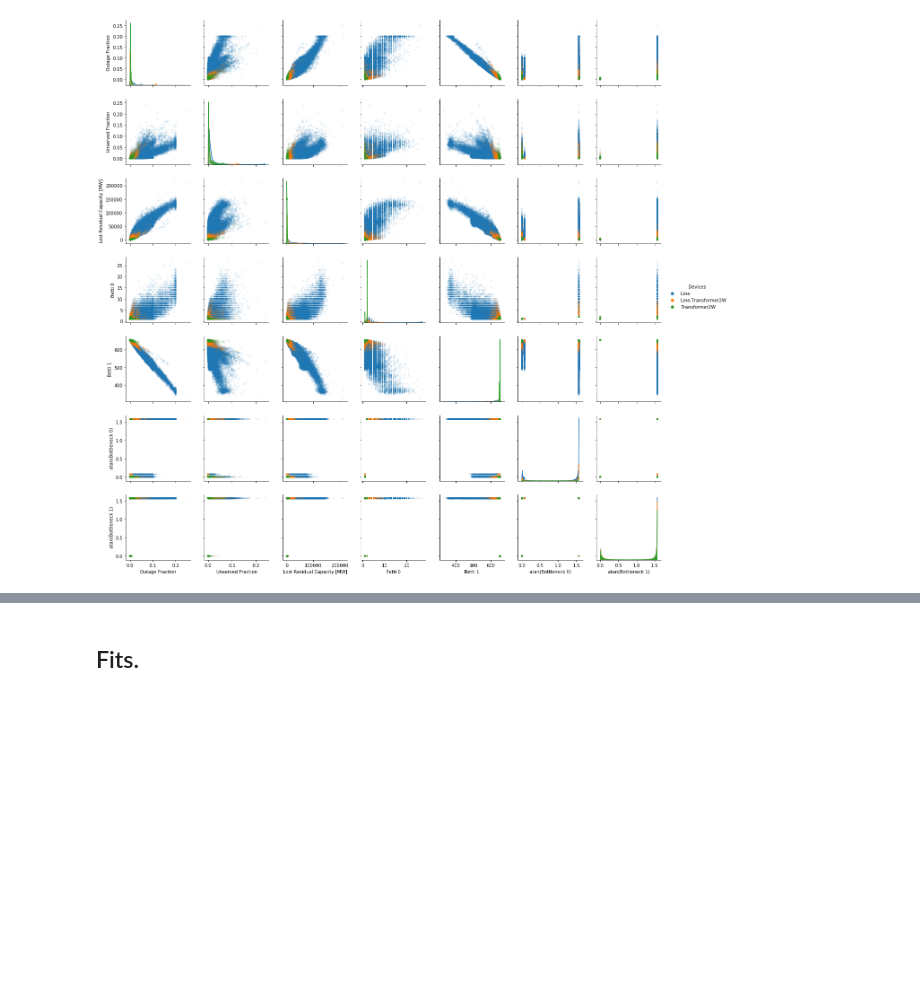
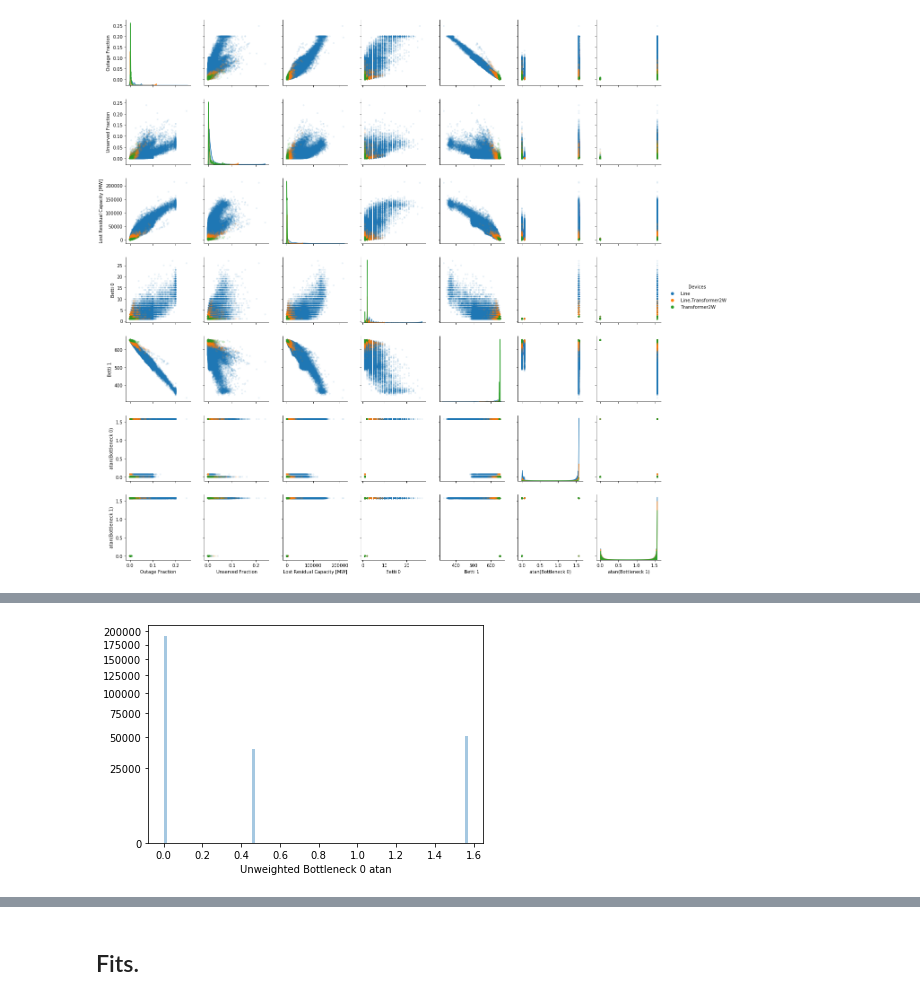
Before and after one commit to NREL/tda-ps, a Jupyter notebook: jsm-2020/results/figures.ipynb, the cells around one changed output, grey strips where cells are left out. Cells and saved outputs as stored; diff of their text form; code cells hidden in the pictures; blank space fills up the shorter version.

```diff
--- a/jsm-2020/results/figures.ipynb
+++ b/jsm-2020/results/figures.ipynb
@@ -264,0 +314,11 @@ g.savefig("pairs-residue.png")
+# %%
+g = sb.distplot(
+    z["Unweighted Bottleneck 0 atan"],
+    kde = False,
+#   rug = True,
+    bins  = 100,
+)
+g.set_yscale("squareroot")
+g.get_figure().savefig("unweighted-bottleneck-0.png")
+# %% [output]
+[figure, added]
```
Also changed, not shown: parts of 11 cells of this notebook.
